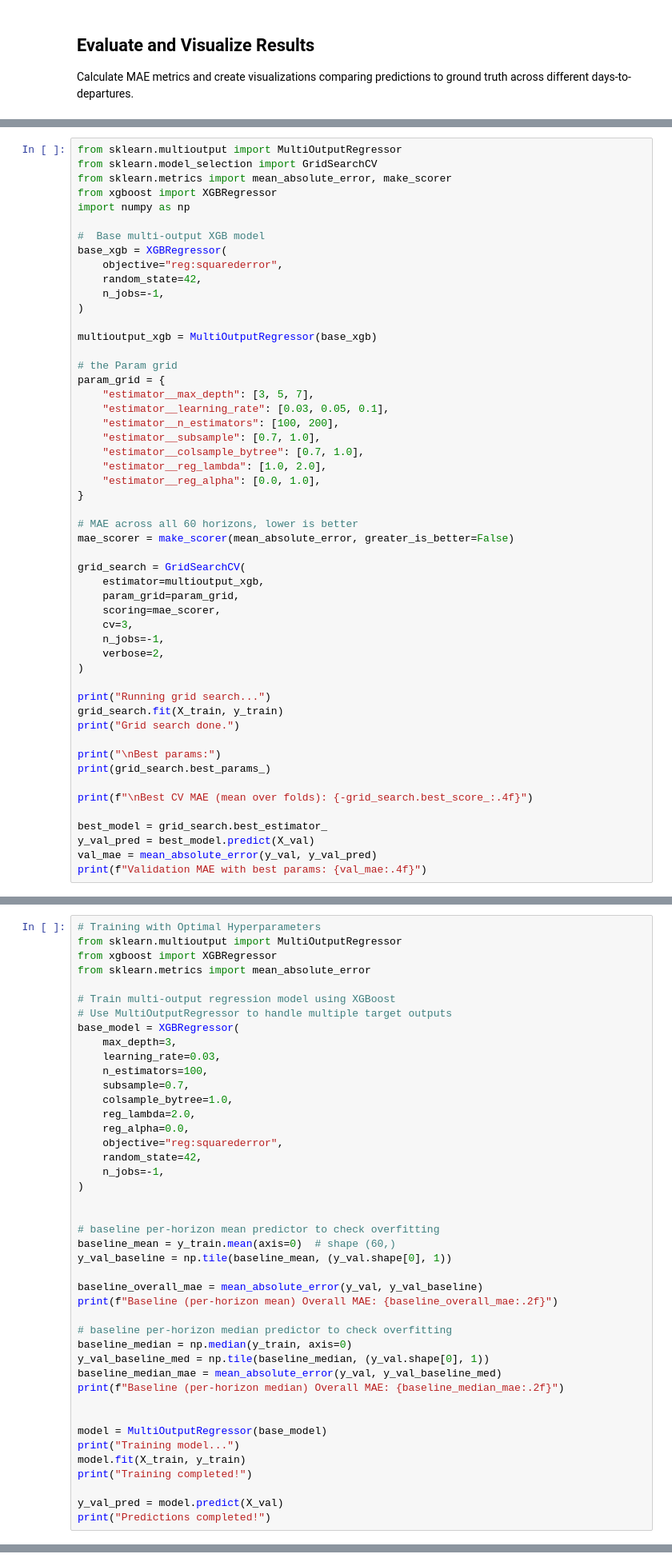
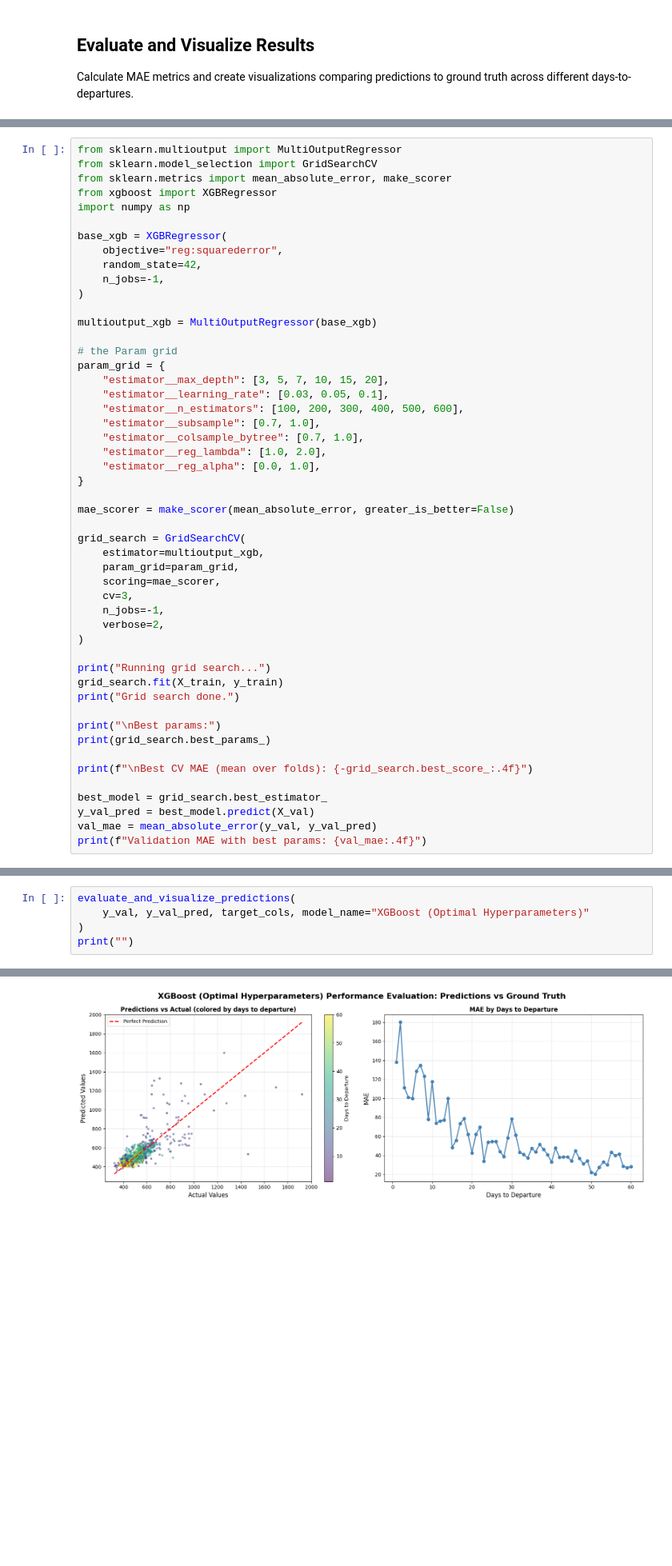
Before and after one commit to AndrasFerenczy/Applied-Machine-Learning-Project-CS-5785, a Jupyter notebook: training.ipynb, the cells around one changed output, grey strips where cells are left out. Shown at 80% size. Drawn from its saved outputs; the diff is of its cells as text; blank space fills up the shorter version.

```diff
--- a/training.ipynb
+++ b/training.ipynb
@@ -225,7 +203,6 @@ from sklearn.metrics import mean_absolute_error, make_scorer
 from xgboost import XGBRegressor
 import numpy as np
 
-#  Base multi-output XGB model
 base_xgb = XGBRegressor(
     objective="reg:squarederror",
     random_state=42,
@@ -236,16 +213,15 @@ multioutput_xgb = MultiOutputRegressor(base_xgb)
 
 # the Param grid
 param_grid = {
-    "estimator__max_depth": [3, 5, 7],
+    "estimator__max_depth": [3, 5, 7, 10, 15, 20],
     "estimator__learning_rate": [0.03, 0.05, 0.1],
-    "estimator__n_estimators": [100, 200],
+    "estimator__n_estimators": [100, 200, 300, 400, 500, 600],
     "estimator__subsample": [0.7, 1.0],
     "estimator__colsample_bytree": [0.7, 1.0],
     "estimator__reg_lambda": [1.0, 2.0],
     "estimator__reg_alpha": [0.0, 1.0],
 }
 
-# MAE across all 60 horizons, lower is better
 mae_scorer = make_scorer(mean_absolute_error, greater_is_better=False)
 
 grid_search = GridSearchCV(
@@ -291,44 +284,6 @@ Validation MAE with best params: 58.2967
 # %%
-# Training with Optimal Hyperparameters
-from sklearn.multioutput import MultiOutputRegressor
-from xgboost import XGBRegressor
-from sklearn.metrics import mean_absolute_error
-
-# Train multi-output regression model using XGBoost
-# Use MultiOutputRegressor to handle multiple target outputs
-base_model = XGBRegressor(
-    max_depth=3,
-    learning_rate=0.03,
-    n_estimators=100,
-    subsample=0.7,
-    colsample_bytree=1.0,
-    reg_lambda=2.0,
-    reg_alpha=0.0,
-    objective="reg:squarederror",
-    random_state=42,
-    n_jobs=-1,
+evaluate_and_visualize_predictions(
+    y_val, y_val_pred, target_cols, model_name="XGBoost (Optimal Hyperparameters)"
 )
-
-
-# baseline per-horizon mean predictor to check overfitting
-baseline_mean = y_train.mean(axis=0)  # shape (60,)
-y_val_baseline = np.tile(baseline_mean, (y_val.shape[0], 1))
-
-baseline_overall_mae = mean_absolute_error(y_val, y_val_baseline)
-print(f"Baseline (per-horizon mean) Overall MAE: {baseline_overall_mae:.2f}")
-
-# baseline per-horizon median predictor to check overfitting
-baseline_median = np.median(y_train, axis=0)
-y_val_baseline_med = np.tile(baseline_median, (y_val.shape[0], 1))
-baseline_median_mae = mean_absolute_error(y_val, y_val_baseline_med)
-print(f"Baseline (per-horizon median) Overall MAE: {baseline_median_mae:.2f}")
-
-
-model = MultiOutputRegressor(base_model)
-print("Training model...")
-model.fit(X_train, y_train)
-print("Training completed!")
-
-y_val_pred = model.predict(X_val)
-print("Predictions completed!")
+print("")
 # %% [output]
@@ -339,0 +307 @@ Predictions completed!
+[figure, added]
```
Also changed, not shown: parts of 18 cells of this notebook, 1 other file.
